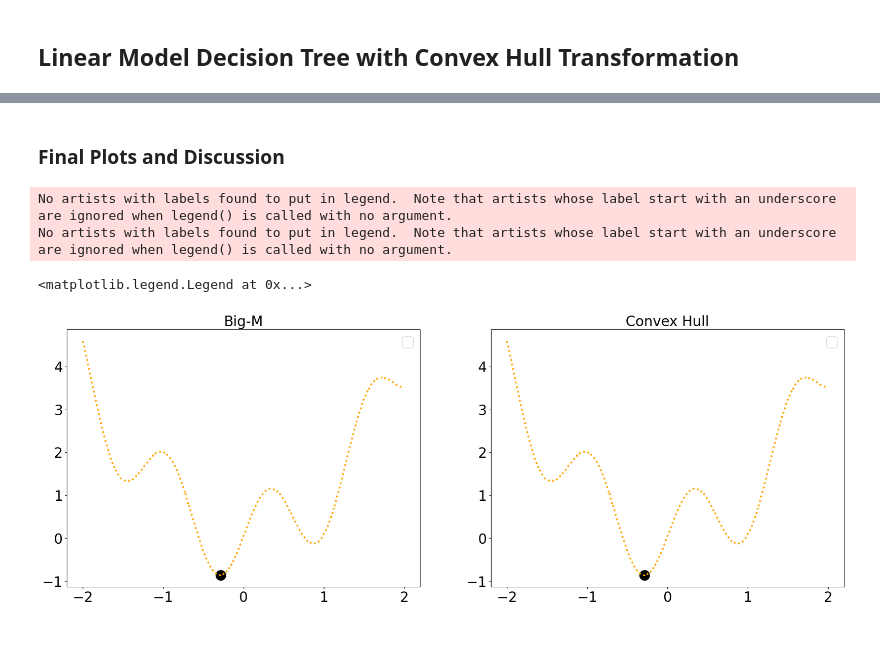
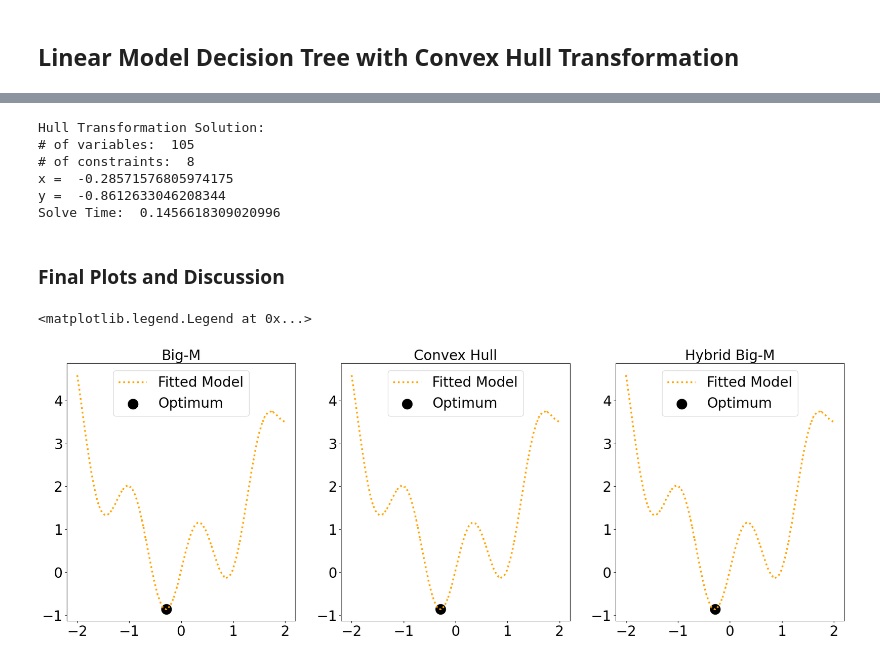
Before and after one commit to cog-imperial/OMLT, a Jupyter notebook: docs/notebooks/linear_trees/linear_tree_formulations.ipynb, the cells around one changed output, grey strips where cells are left out. Drawn from its saved outputs; the diff is of its cells as text; code cells hidden in the pictures.

Commit message:
Added hybrid big-m representation to docs

```diff
--- a/docs/notebooks/linear_trees/linear_tree_formulations.ipynb
+++ b/docs/notebooks/linear_trees/linear_tree_formulations.ipynb
@@ -280,22 +327,42 @@ Solve Time:  0.13635778427124023
+# %%
+#print out model size and solution values
+print("Hull Transformation Solution:")
+print("# of variables: ",model3.nvariables())
+print("# of constraints: ",model3.nconstraints())
+print("x = ", solution_3_hyb[0])
+print("y = ", solution_3_hyb[1])
+print("Solve Time: ", status_3_hyb['Solver'][0]['Time'])
+# %% [output]
+Hull Transformation Solution:
+# of variables:  105
+# of constraints:  8
+x =  -0.28571576805974175
+y =  -0.8612633046208344
+Solve Time:  0.1456618309020996
 # %% [markdown]
 ### Final Plots and Discussion
 # %%
 #create a plot with 3 subplots
-fig,axs = plt.subplots(1,2,figsize = (24,8))
+fig,axs = plt.subplots(1,3,figsize = (24,8))
 
-#Big-M Transformation
-axs[0].plot(x,y_predict_lt,linewidth = 3.0,linestyle="dotted",color = "orange")
+#GDP Representation - Big-M Transformation
+axs[0].plot(x,y_predict_lt,linewidth = 3.0,linestyle="dotted",color = "orange", label='Fitted Model')
 axs[0].set_title("Big-M")
-axs[0].scatter([solution_1_bigm[0]],[solution_1_bigm[1]],color = "black",s = 300)
+axs[0].scatter([solution_1_bigm[0]],[solution_1_bigm[1]],color = "black",s = 300, label='Optimum')
 axs[0].legend()
 
-#Hull Transformation
-axs[1].plot(x,y_predict_lt,linewidth = 3.0,linestyle="dotted",color = "orange")
+#GDP Representation - Hull Transformation
+axs[1].plot(x,y_predict_lt,linewidth = 3.0,linestyle="dotted",color = "orange", label='Fitted Model')
 axs[1].set_title("Convex Hull")
-axs[1].scatter([solution_2_hull[0]],[solution_2_hull[1]],color = "black",s = 300)
+axs[1].scatter([solution_2_hull[0]],[solution_2_hull[1]],color = "black",s = 300, label='Optimum')
 axs[1].legend()
+
+
+#Hybrid Big-M Representation
+axs[2].plot(x,y_predict_lt,linewidth = 3.0,linestyle="dotted",color = "orange", label='Fitted Model')
+axs[2].set_title("Hybrid Big-M")
+axs[2].scatter([solution_3_hyb[0]],[solution_3_hyb[1]],color = "black",s = 300, label='Optimum')
+axs[2].legend()
 # %% [output]
-No artists with labels found to put in legend.  Note that artists whose label start with an underscore are ignored when legend() is called with no argument.
-No artists with labels found to put in legend.  Note that artists whose label start with an underscore are ignored when legend() is called with no argument.
+<matplotlib.legend.Legend at 0x...>
-<matplotlib.legend.Legend at 0x...>
-[figure, old version]
+[figure, new version]
```
Also changed, not shown: parts of 9 cells of this notebook.
